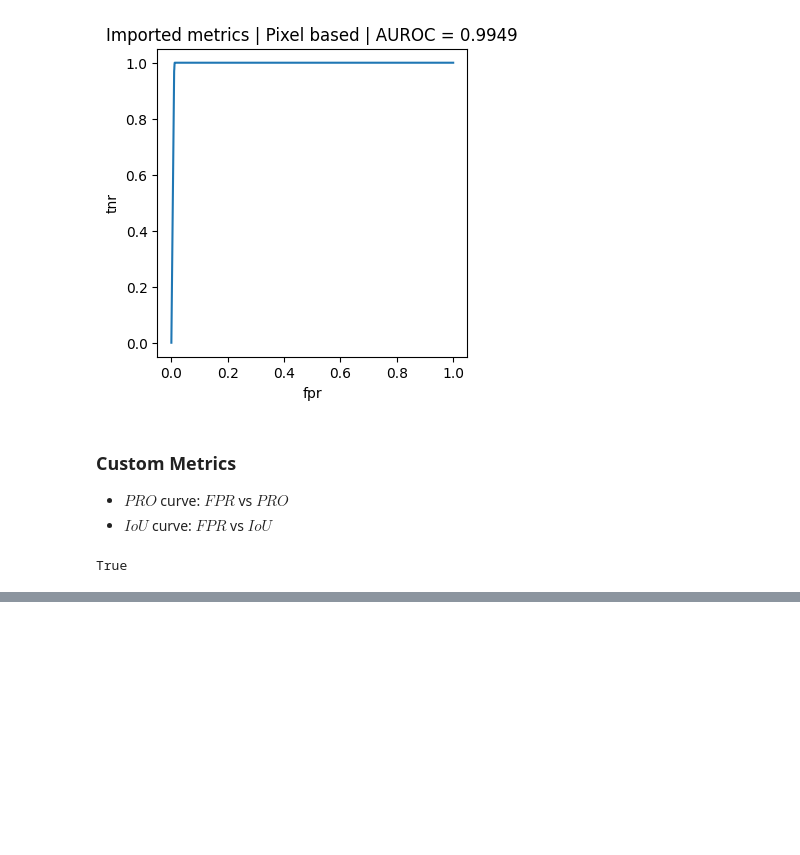
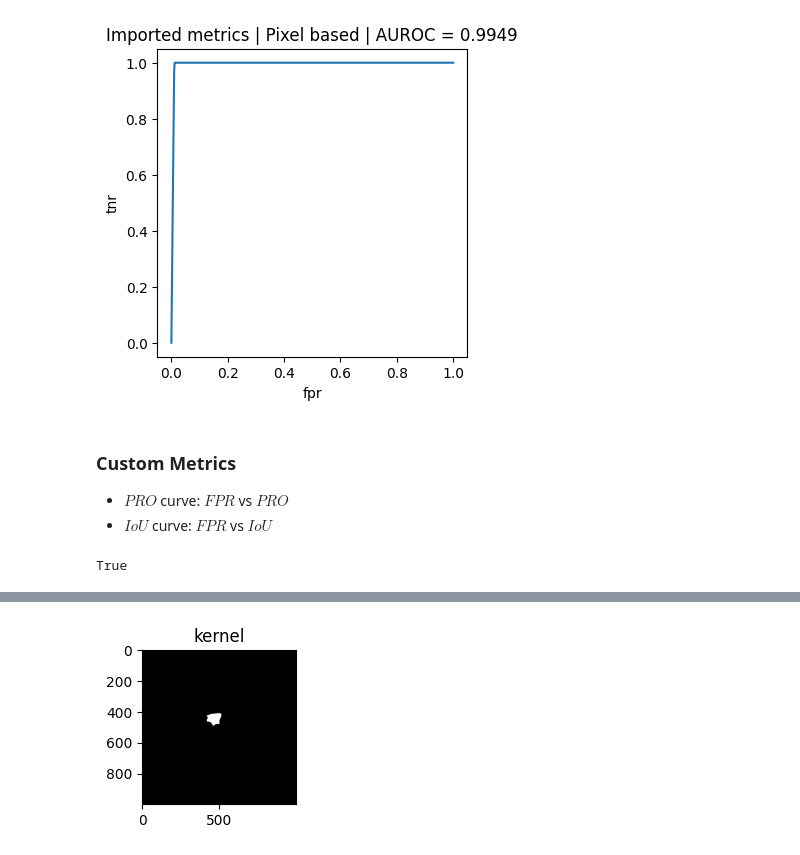
Before and after one commit to plrodrigues/TAAC_AnomalyDetection_in_MVTecDataset, a Jupyter notebook: notebooks/nb_1_developing_metrics.ipynb, the cells around one changed output, grey strips where cells are left out. Cells and saved outputs as stored; diff of their text form; code cells hidden in the pictures; blank space fills up the shorter version.

```diff
--- a/notebooks/nb_1_developing_metrics.ipynb
+++ b/notebooks/nb_1_developing_metrics.ipynb
@@ -463 +479,8 @@ def fpr_pro_iou_curves(y_true: np.ndarray, y_score: np.ndarray) -> Tuple[List[fl
+# %%
+plt.figure(figsize=(2,2))
+plt.imshow(real_conn_components, cmap="gray", vmin=0, vmax=1)
+plt.title('kernel')
+plt.show()
+# %% [output]
+[figure, added]
 # %%
```
Also changed, not shown: parts of 17 cells of this notebook, 1 other file.
